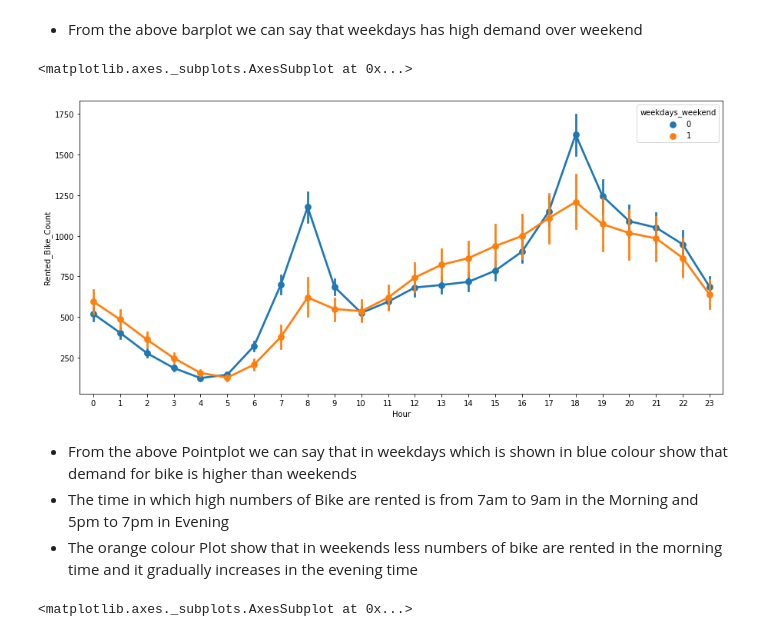
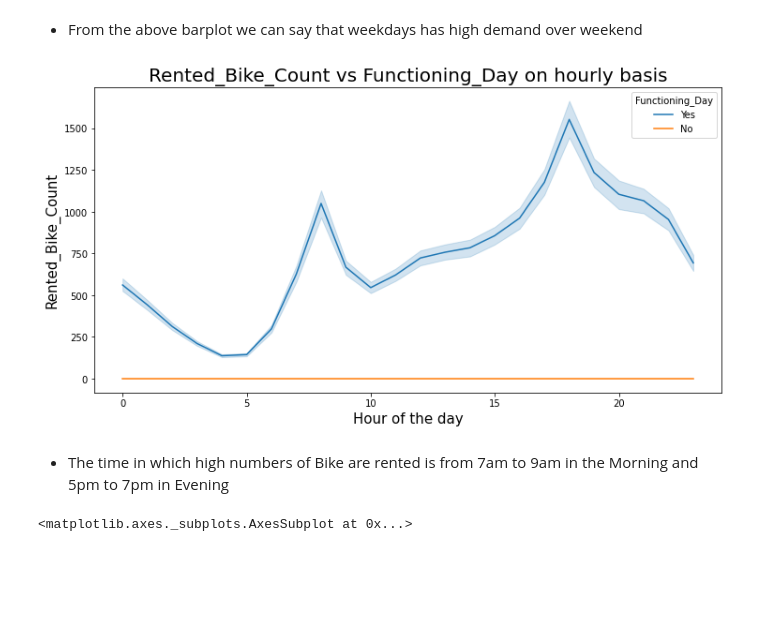
Before and after one commit to Akshay1781/-Bike-Sharing-Demand-Prediction-, a Jupyter notebook: Bike_Sharing_Demand_Prediction_Capstone_Project.ipynb, the cells around one changed output. Saved outputs shown, nothing was run; the diff lists cells and outputs as text; code cells hidden in the pictures; blank space fills up the shorter version.

```diff
--- a/Bike_Sharing_Demand_Prediction_Capstone_Project.ipynb
+++ b/Bike_Sharing_Demand_Prediction_Capstone_Project.ipynb
@@ -295,18 +313,18 @@ plt.show()
 
 
 *   From the above barplot we can say that weekdays has high demand over weekend
-# %%
-#Count of Rented Bike on Hour Basis and weekdays_weekend
-plt.figure(figsize = (15,7))
-sns.pointplot(data=df2,x='Hour', y='Rented_Bike_Count',hue='weekdays_weekend')
-# %% [output]
-<matplotlib.axes._subplots.AxesSubplot at 0x...>
-[figure, removed]
+# %%
+# Rented bike count on func vs non func day on an hourly basis.
+plt.figure(figsize = (12,6))
+x0 = sns.lineplot(data = df2, x='Hour', y = 'Rented_Bike_Count', hue = 'Functioning_Day')
+x0.set_xlabel("Hour of the day",fontsize=15)
+x0.set_ylabel("Rented_Bike_Count",fontsize=15)
+x0.set_title("Rented_Bike_Count vs Functioning_Day on hourly basis",fontsize=20)
+plt.show()
+# %% [output]
+[figure, added]
 # %% [markdown]
-*    From the above Pointplot we can say that in weekdays which is
-shown in blue colour show that demand for bike is higher than weekends
 *   The time in which high numbers of Bike are rented is from 7am to 9am in the Morning and 5pm to 7pm in Evening
-*   The orange colour Plot show that in weekends less numbers of bike are rented in the morning time and it gradually increases in the evening time
 # %%
 # Analysing Bike rented wrt Seasons
 plt.figure(figsize=(10,5))
```
Also changed, not shown: parts of 60 cells of this notebook.
